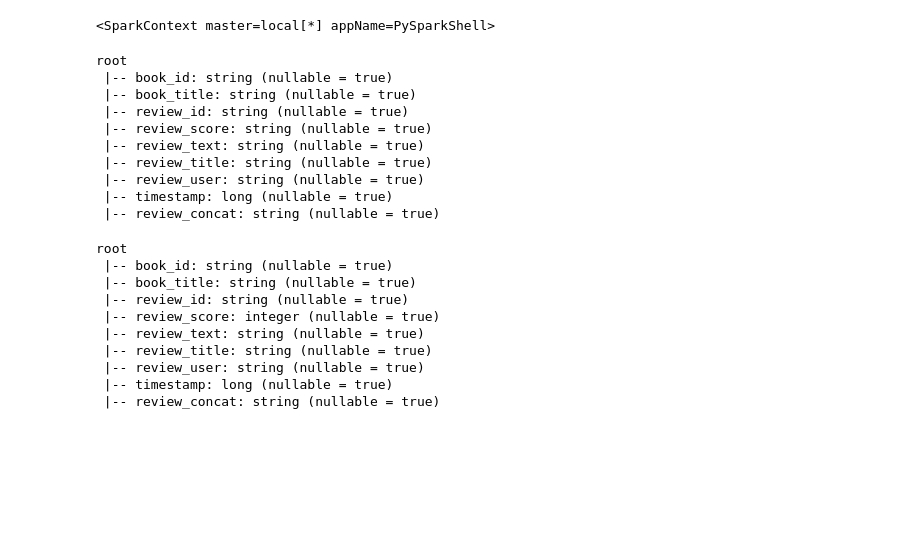
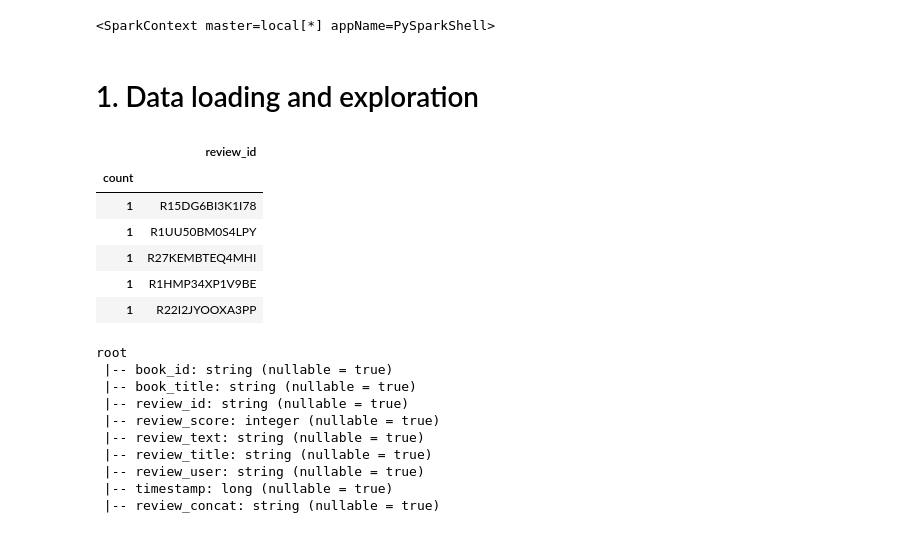
Before and after one commit to apitsaer/Book-review-mining, a Jupyter notebook: model_trainer.ipynb, the cells around one changed output. Drawn from its saved outputs; the diff is of its cells as text; code cells hidden in the pictures; blank space fills up the shorter version.

```diff
--- a/model_trainer.ipynb
+++ b/model_trainer.ipynb
@@ -27,25 +23,30 @@ sc
 # 6. VERY IMPORTANT: I think we should rather reduce the number of categories from 5 to let's say 3
 # the 3 categories would be bad (0 and 1 star), middle (3 star), good (4 and 5 stars)
 # this would allow to have more training instance per categories and anyway how can even a human differentiate a 1 from a 2 stars or a 4 from a 5 stars
+# %% [markdown]
+# 1. Data loading and exploration
 # %%
 # start with easy implemetation: only consider the content of the 2 fields review_title and review_text
 # concantenate them in one new field "review_concat"from pyspark.sql import SQLContext
 from pyspark.sql import functions as fn
-filepath = '../data_processed/ExctractedData.json'
+from pyspark.sql.types import IntegerType
+import pandas as pd
+
+filepath = 'data_processed/ExctractedData.json'
 # load JSON file
 s_df = spark.read.json(filepath)
-# concatenate review text and title in one field
-s_df = s_df.withColumn('review_concat',fn.concat(fn.col('review_title'),fn.lit(' '), fn.col('review_text')))
-s_df.printSchema()
+s_df.count()
+s_df = s_df.drop_duplicates(subset=['review_id'])
+pd_df = s_df.groupBy('review_id').count().toPandas().set_index("count").sort_index(ascending=False)
-# %% [output]
-root
- |-- book_id: string (nullable = true)
- |-- book_title: string (nullable = true)
- |-- review_id: string (nullable = true)
- |-- review_score: string (nullable = true)
- |-- review_text: string (nullable = true)
- |-- review_title: string (nullable = true)
- |-- review_user: string (nullable = true)
- |-- timestamp: long (nullable = true)
- |-- review_concat: string (nullable = true)
+# %%
+# control no duplicate
+pd_df.head()
+# %% [output]
+|  | review_id |
+| count |  |
+| 1 | R15DG6BI3K1I78 |
+| 1 | R1UU50BM0S4LPY |
+| 1 | R27KEMBTEQ4MHI |
+| 1 | R1HMP34XP1V9BE |
+| 1 | R22I2JYOOXA3PP |
 # %%
```
Also changed, not shown: parts of 60 cells of this notebook, 3 other files.
